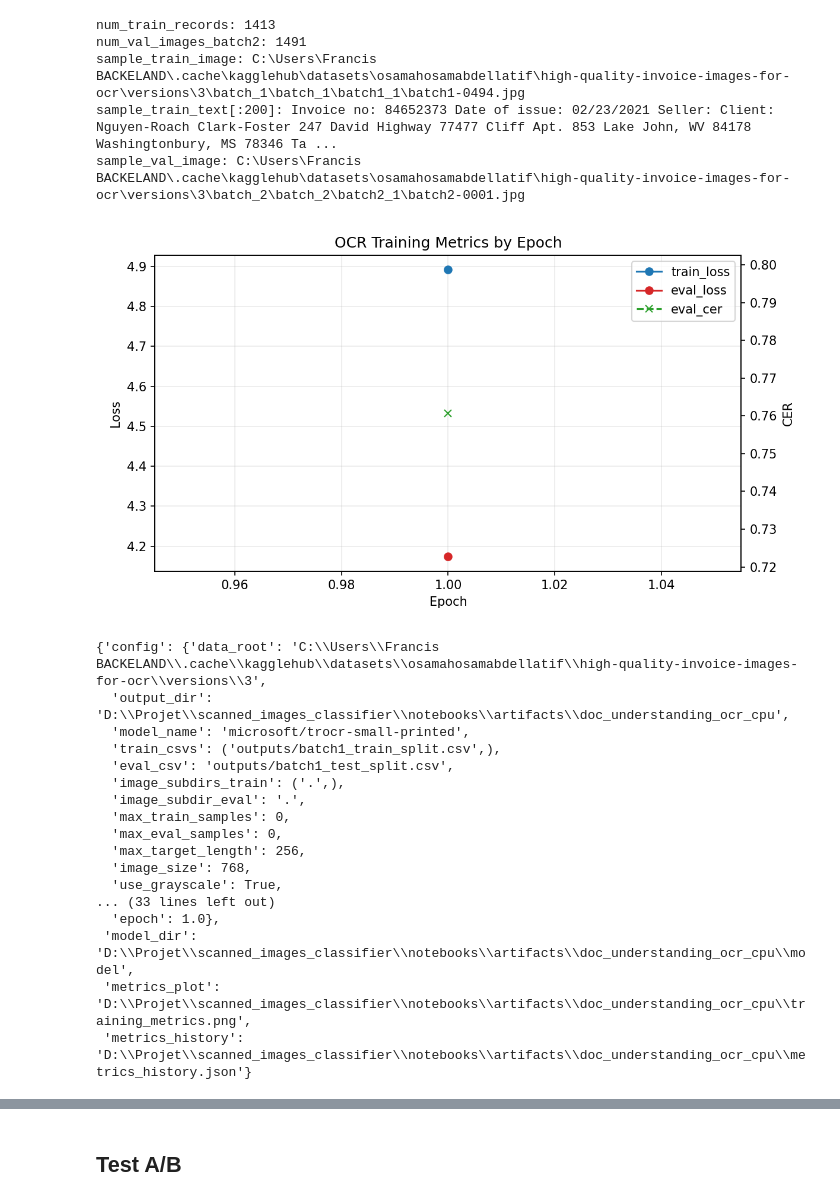
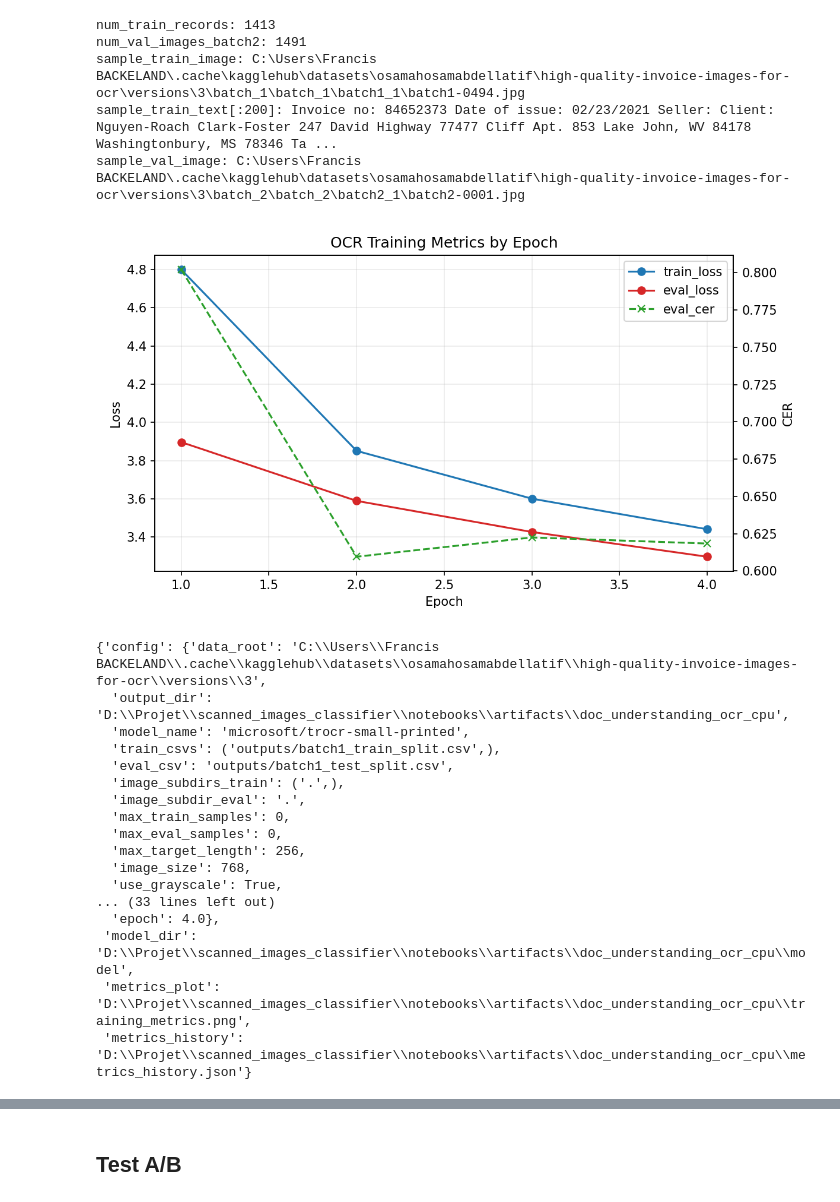
Before and after one commit to happy-developer/scanned_images_classifier, a Jupyter notebook: notebooks/ocr_image_finetuning_cpu.ipynb, the cells around one changed output, grey strips where cells are left out. Cells and saved outputs as stored; diff of their text form; code cells hidden in the pictures.

```diff
--- a/notebooks/ocr_image_finetuning_cpu.ipynb
+++ b/notebooks/ocr_image_finetuning_cpu.ipynb
@@ -81,43 +81,43 @@ sample_train_image: C:\Users\Francis BACKELAND\.cache\kagglehub\datasets\osamaho
 sample_train_text[:200]: Invoice no: 84652373 Date of issue: 02/23/2021 Seller: Client: Nguyen-Roach Clark-Foster 247 David Highway 77477 Cliff Apt. 853 Lake John, WV 84178 Washingtonbury, MS 78346 Ta ...
 sample_val_image: C:\Users\Francis BACKELAND\.cache\kagglehub\datasets\osamahosamabdellatif\high-quality-invoice-images-for-ocr\versions\3\batch_2\batch_2\batch2_1\batch2-0001.jpg
 # %%
-# Preset principal: split batch_1 (70/30) for supervised train/validation
+# Preset principal: batch_1 split (70/30) with supervised validation on batch1_test_split
 MODEL_NAME = "microsoft/trocr-small-printed"
-EPOCHS = 1
-ALLOW_LONG_TRAINING = False  # passer a True uniquement si EPOCHS > 3 est intentionnel
-MAX_TRAIN_SAMPLES = 0  # <=0 => tout le train batch_1
-MAX_EVAL_SAMPLES = 0   # <=0 => all batch_1 test split (supervised)
+EPOCHS = 10  # hard cap is enforced in train.py; early stopping is enabled on eval_cer
+ALLOW_LONG_TRAINING = False  # kept for compatibility
+MAX_TRAIN_SAMPLES = 0  # <=0 => full batch_1 train split
+MAX_EVAL_SAMPLES = 0   # <=0 => full batch_1 test split
 TRAIN_BATCH_SIZE = 2
 EVAL_BATCH_SIZE = 2
 LEARNING_RATE = 3e-5
 IMAGE_SIZE = 768
 USE_GRAYSCALE = True
 cfg = TrainConfig(
     data_root=data_root,
     output_dir=output_dir,
     model_name=MODEL_NAME,
     train_csvs=("outputs/batch1_train_split.csv",),
     eval_csv="outputs/batch1_test_split.csv",
     image_subdirs_train=(".",),
     image_subdir_eval=".",
     max_train_samples=MAX_TRAIN_SAMPLES,
     max_eval_samples=MAX_EVAL_SAMPLES,
     train_epochs=EPOCHS,
     allow_long_training=ALLOW_LONG_TRAINING,
     per_device_train_batch_size=TRAIN_BATCH_SIZE,
     per_device_eval_batch_size=EVAL_BATCH_SIZE,
     learning_rate=LEARNING_RATE,
     image_size=IMAGE_SIZE,
     use_grayscale=USE_GRAYSCALE,
-    generation_num_beams=4,
+    generation_num_beams=2,
     generation_length_penalty=1.0,
-    generation_no_repeat_ngram_size=4,
-    generation_repetition_penalty=1.15,
+    generation_no_repeat_ngram_size=5,
+    generation_repetition_penalty=1.2,
 )
 summary = run_training(cfg)
 summary
 # %% [output]
-[figure, old version]
+[figure, new version]
 {'config': {'data_root': 'C:\\Users\\Francis BACKELAND\\.cache\\kagglehub\\datasets\\osamahosamabdellatif\\high-quality-invoice-images-for-ocr\\versions\\3',
   'output_dir': 'D:\\Projet\\scanned_images_classifier\\notebooks\\artifacts\\doc_understanding_ocr_cpu',
   'model_name': 'microsoft/trocr-small-printed',
@@ -131,7 +131,7 @@ summary
   'image_size': 768,
   'use_grayscale': True,
 ... (33 lines left out)
-  'epoch': 1.0},
+  'epoch': 4.0},
  'model_dir': 'D:\\Projet\\scanned_images_classifier\\notebooks\\artifacts\\doc_understanding_ocr_cpu\\model',
  'metrics_plot': 'D:\\Projet\\scanned_images_classifier\\notebooks\\artifacts\\doc_understanding_ocr_cpu\\training_metrics.png',
  'metrics_history': 'D:\\Projet\\scanned_images_classifier\\notebooks\\artifacts\\doc_understanding_ocr_cpu\\metrics_history.json'}
```
Also changed, not shown: parts of 9 cells of this notebook, 9 other files.
